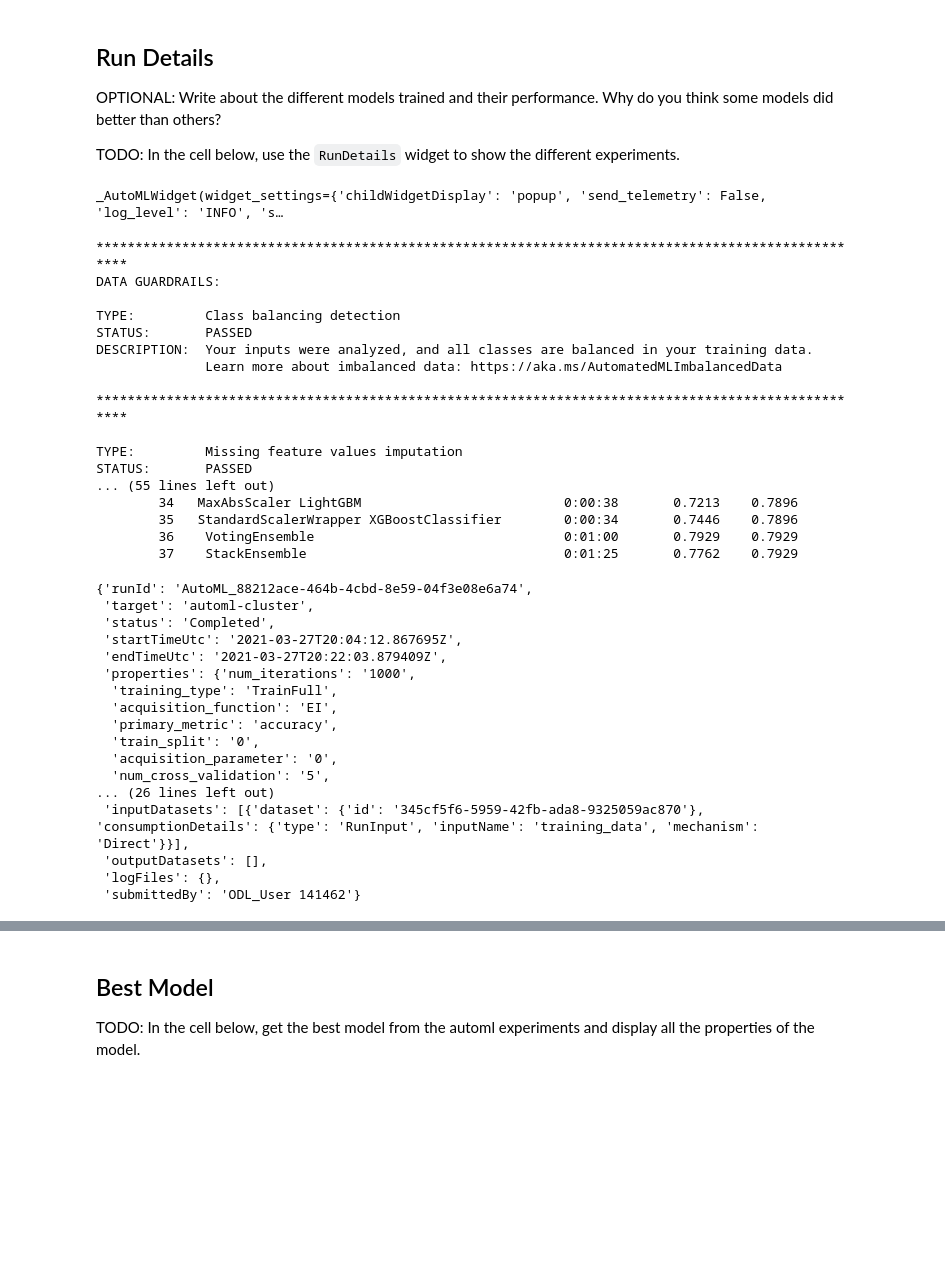
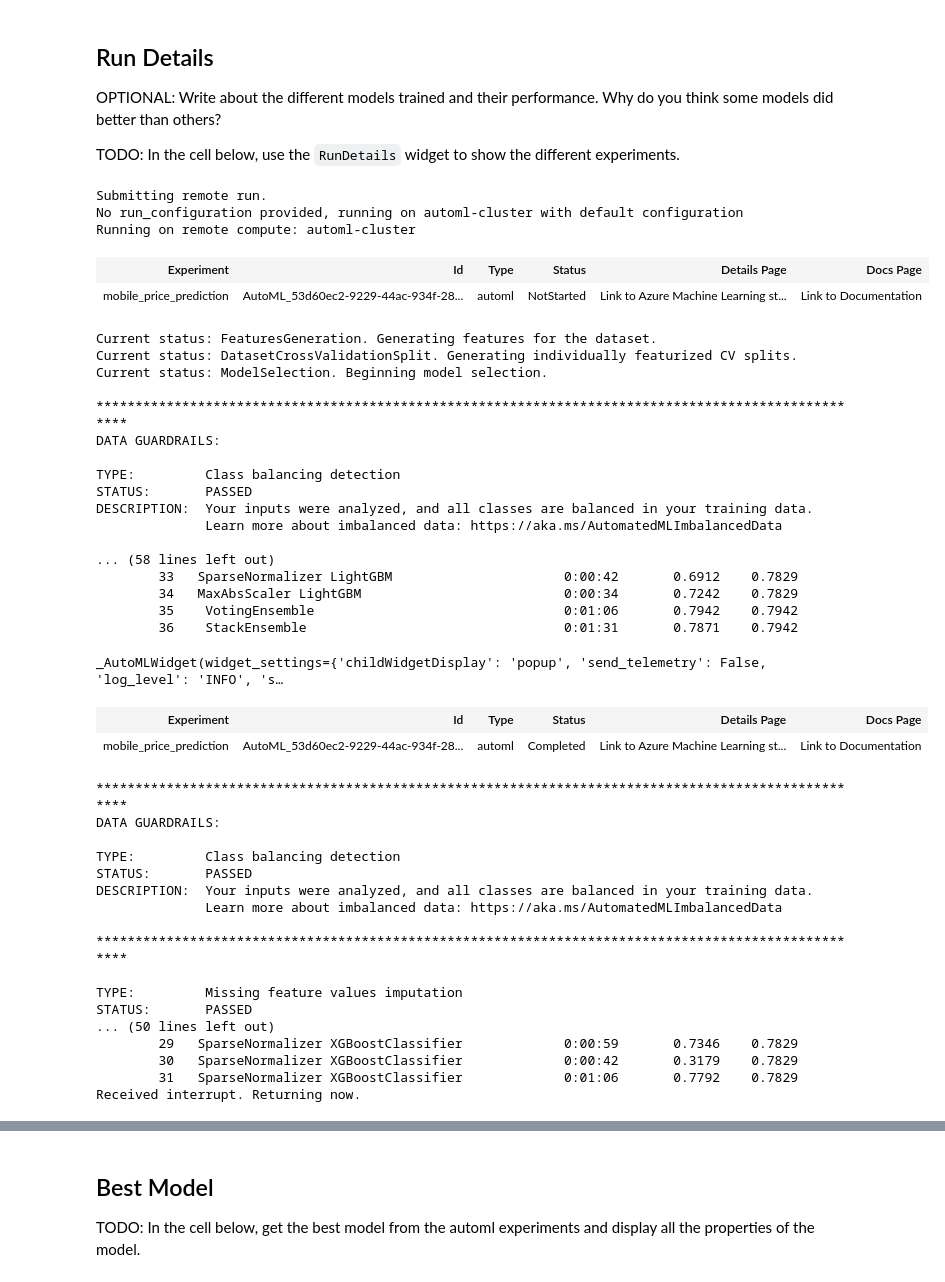
Before and after one commit to valeriapolozun/machine_learning_azure_capstone, a Jupyter notebook: automl.ipynb, the cells around one changed output, grey strips where cells are left out. Cells and saved outputs as stored; diff of their text form; code cells hidden in the pictures; blank space fills up the shorter version.

```diff
--- a/automl.ipynb
+++ b/automl.ipynb
@@ -176,10 +184,21 @@ OPTIONAL: Write about the different models trained and their performance. Why do
 TODO: In the cell below, use the `RunDetails` widget to show the different experiments.
 # %%
+remote_run = experiment.submit(automl_config, show_output = True)
+
 from azureml.widgets import RunDetails
+
 RunDetails(remote_run).show()
 remote_run.wait_for_completion(show_output=True)
 # %% [output]
-_AutoMLWidget(widget_settings={'childWidgetDisplay': 'popup', 'send_telemetry': False, 'log_level': 'INFO', 's…
+Submitting remote run.
+No run_configuration provided, running on automl-cluster with default configuration
+Running on remote compute: automl-cluster
+| Experiment | Id | Type | Status | Details Page | Docs Page |
+| mobile_price_prediction | AutoML_53d60ec2-9229-44ac-934f-28... | automl | NotStarted | Link to Azure Machine Learning st... | Link to Documentation |
+Current status: FeaturesGeneration. Generating features for the dataset.
+Current status: DatasetCrossValidationSplit. Generating individually featurized CV splits.
+Current status: ModelSelection. Beginning model selection.
+
 ****************************************************************************************************
 DATA GUARDRAILS:
 
@@ -188,29 +207,28 @@ STATUS:       PASSED
 DESCRIPTION:  Your inputs were analyzed, and all classes are balanced in your training data.
               Learn more about imbalanced data: https://aka.ms/AutomatedMLImbalancedData
 
-****************************************************************************************************
-
-TYPE:         Missing feature values imputation
-STATUS:       PASSED
-... (55 lines left out)
-        34   MaxAbsScaler LightGBM                          0:00:38       0.7213    0.7896
-        35   StandardScalerWrapper XGBoostClassifier        0:00:34       0.7446    0.7896
-        36    VotingEnsemble                                0:01:00       0.7929    0.7929
-        37    StackEnsemble                                 0:01:25       0.7762    0.7929
+... (58 lines left out)
+        33   SparseNormalizer LightGBM                      0:00:42       0.6912    0.7829
+        34   MaxAbsScaler LightGBM                          0:00:34       0.7242    0.7829
+        35    VotingEnsemble                                0:01:06       0.7942    0.7942
+        36    StackEnsemble                                 0:01:31       0.7871    0.7942
-{'runId': 'AutoML_88212ace-464b-4cbd-8e59-04f3e08e6a74',
- 'target': 'automl-cluster',
- 'status': 'Completed',
- 'startTimeUtc': '2021-03-27T20:04:12.867695Z',
- 'endTimeUtc': '2021-03-27T20:22:03.879409Z',
- 'properties': {'num_iterations': '1000',
-  'training_type': 'TrainFull',
-  'acquisition_function': 'EI',
-  'primary_metric': 'accuracy',
-  'train_split': '0',
-  'acquisition_parameter': '0',
-  'num_cross_validation': '5',
-... (26 lines left out)
- 'inputDatasets': [{'dataset': {'id': '345cf5f6-5959-42fb-ada8-9325059ac870'}, 'consumptionDetails': {'type': 'RunInput', 'inputName': 'training_data', 'mechanism': 'Direct'}}],
- 'outputDatasets': [],
- 'logFiles': {},
- 'submittedBy': 'ODL_User 141462'}
+_AutoMLWidget(widget_settings={'childWidgetDisplay': 'popup', 'send_telemetry': False, 'log_level': 'INFO', 's…
+| Experiment | Id | Type | Status | Details Page | Docs Page |
+| mobile_price_prediction | AutoML_53d60ec2-9229-44ac-934f-28... | automl | Completed | Link to Azure Machine Learning st... | Link to Documentation |
+****************************************************************************************************
+DATA GUARDRAILS:
+
+TYPE:         Class balancing detection
+STATUS:       PASSED
+DESCRIPTION:  Your inputs were analyzed, and all classes are balanced in your training data.
+              Learn more about imbalanced data: https://aka.ms/AutomatedMLImbalancedData
+
+****************************************************************************************************
+
+TYPE:         Missing feature values imputation
+STATUS:       PASSED
+... (50 lines left out)
+        29   SparseNormalizer XGBoostClassifier             0:00:59       0.7346    0.7829
+        30   SparseNormalizer XGBoostClassifier             0:00:42       0.3179    0.7829
+        31   SparseNormalizer XGBoostClassifier             0:01:06       0.7792    0.7829
+Received interrupt. Returning now.
```
Also changed, not shown: parts of 21 cells of this notebook, 6 other files.
